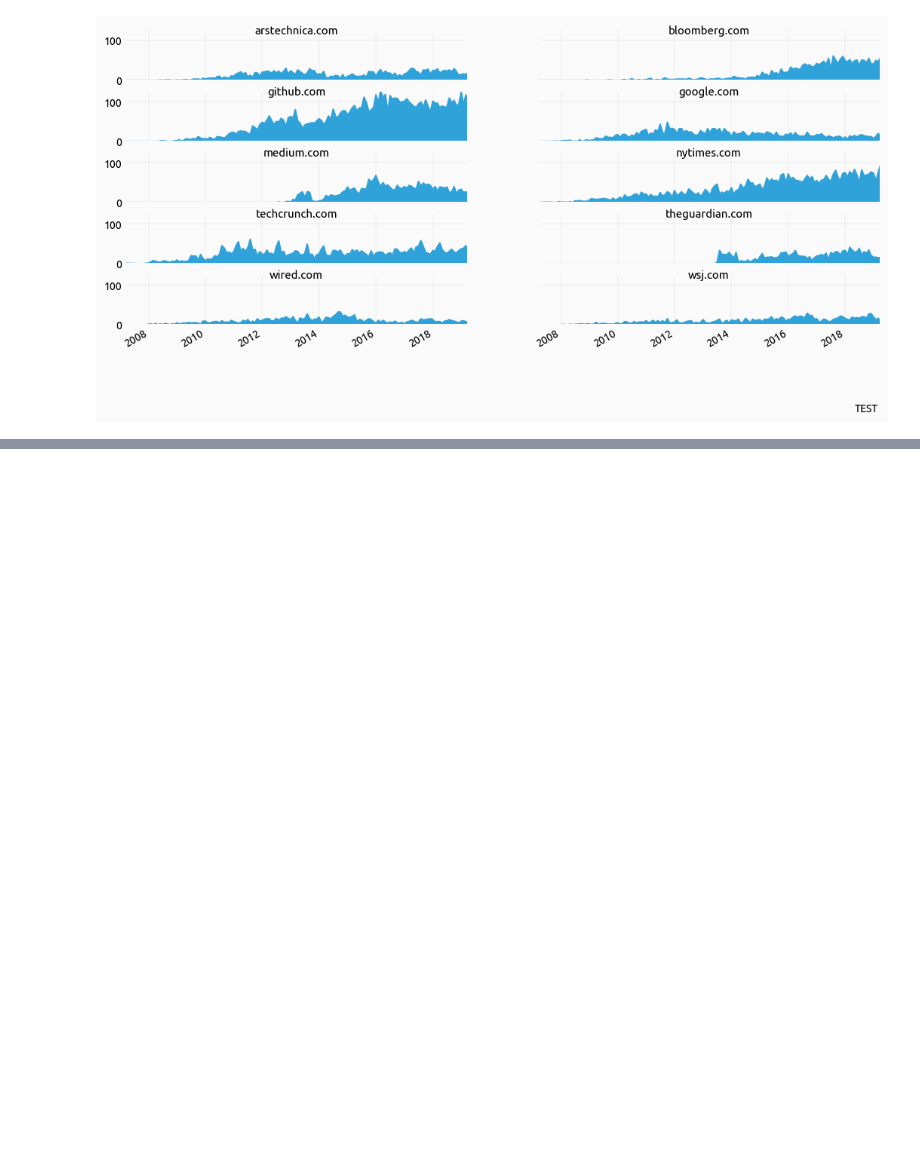
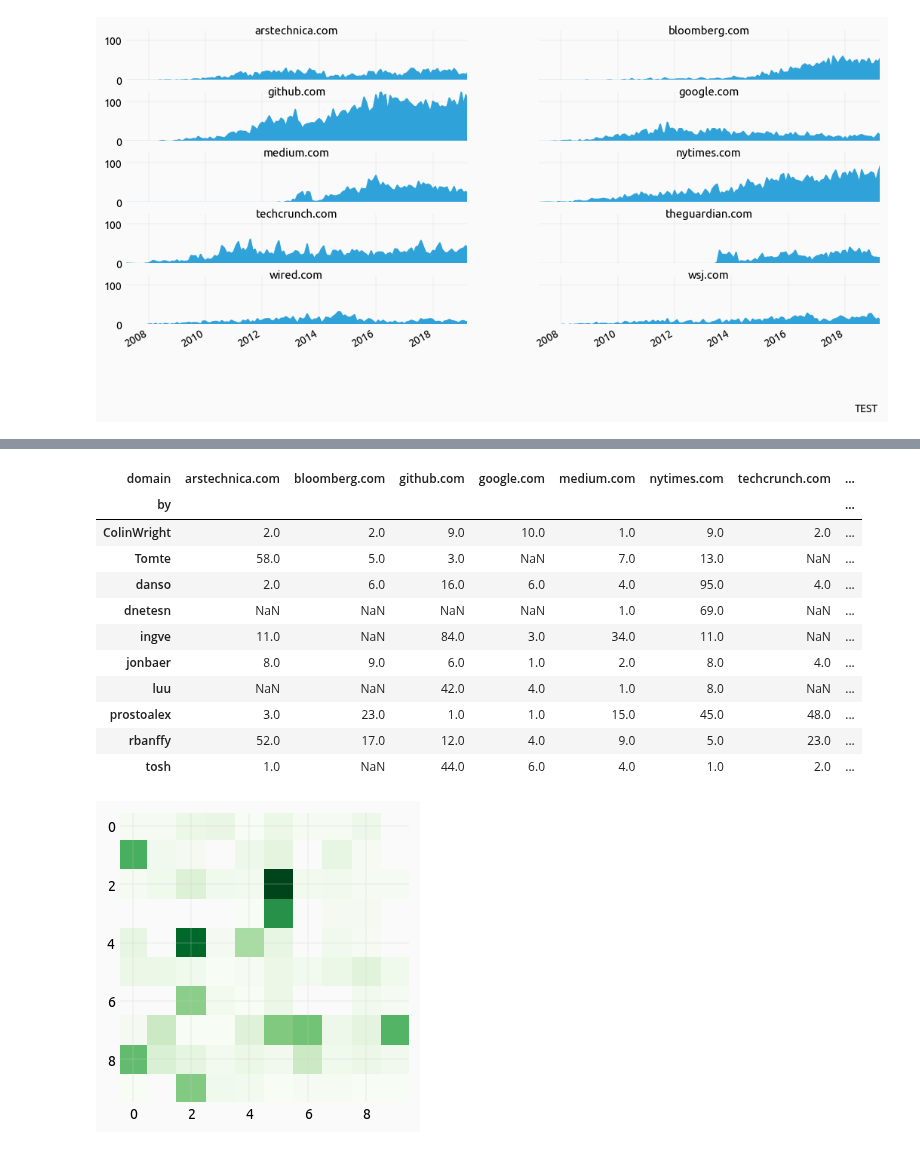
Before and after one commit to yaph/ipython-notebooks, a Jupyter notebook: hacker-news-stories.ipynb, the cells around one changed output, grey strips where cells are left out. Drawn from its saved outputs; the diff is of its cells as text; code cells hidden in the pictures; blank space fills up the shorter version.

```diff
--- a/hacker-news-stories.ipynb
+++ b/hacker-news-stories.ipynb
@@ -123,0 +143,25 @@ fig.text(0.92, 0, 'TEST');
+# %%
+limit = 10
+top_domains = df.domain.value_counts()[:limit].index
+top_users = df.by.value_counts()[:limit].index
+df_top = df.loc[df.domain.isin(top_domains) & df.by.isin(top_users)]
+# %%
+df_top_p = df_top.pivot_table(values='score', index='by', columns='domain', aggfunc='count')
+# %%
+fig, ax = plt.subplots(figsize=(14, 5))
+cmap = plt.cm.Greens
+img = ax.imshow(df_top_p, cmap=cmap)
+# %% [output]
+| domain | arstechnica.com | bloomberg.com | github.com | google.com | medium.com | nytimes.com | techcrunch.com | ... |
+| by |  |  |  |  |  |  |  | ... |
+| ColinWright | 2.0 | 2.0 | 9.0 | 10.0 | 1.0 | 9.0 | 2.0 | ... |
+| Tomte | 58.0 | 5.0 | 3.0 | NaN | 7.0 | 13.0 | NaN | ... |
+| danso | 2.0 | 6.0 | 16.0 | 6.0 | 4.0 | 95.0 | 4.0 | ... |
+| dnetesn | NaN | NaN | NaN | NaN | 1.0 | 69.0 | NaN | ... |
+| ingve | 11.0 | NaN | 84.0 | 3.0 | 34.0 | 11.0 | NaN | ... |
+| jonbaer | 8.0 | 9.0 | 6.0 | 1.0 | 2.0 | 8.0 | 4.0 | ... |
+| luu | NaN | NaN | 42.0 | 4.0 | 1.0 | 8.0 | NaN | ... |
+| prostoalex | 3.0 | 23.0 | 1.0 | 1.0 | 15.0 | 45.0 | 48.0 | ... |
+| rbanffy | 52.0 | 17.0 | 12.0 | 4.0 | 9.0 | 5.0 | 23.0 | ... |
+| tosh | 1.0 | NaN | 44.0 | 6.0 | 4.0 | 1.0 | 2.0 | ... |
+[figure, added]
```
Also changed, not shown: parts of 7 cells of this notebook.
